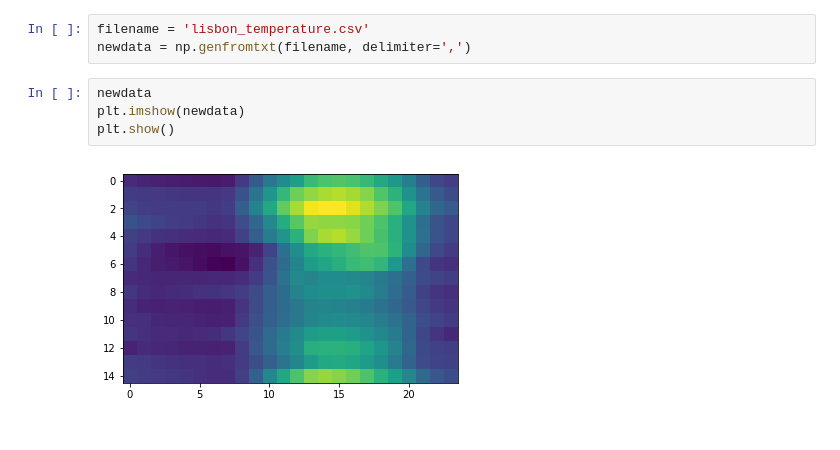
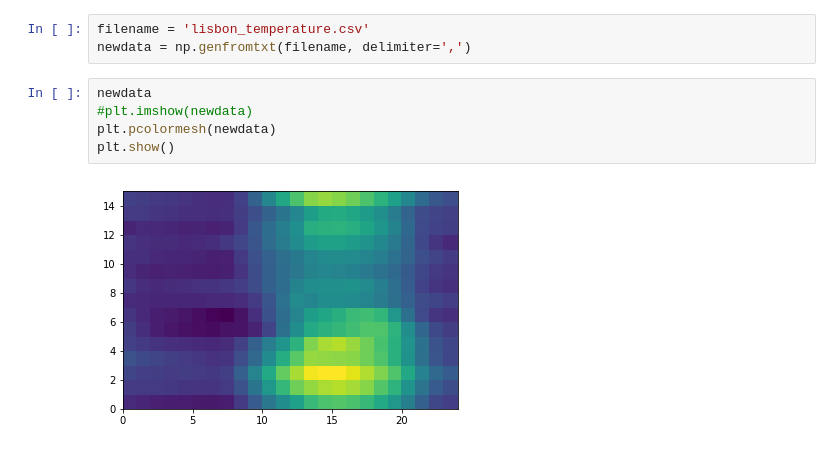
Before and after one commit to daguiam/workshop-python, a Jupyter notebook: notebooks/handlingcsv-temperatures.ipynb, the cells around one changed output. Cells and saved outputs as stored; diff of their text form.

```diff
--- a/notebooks/handlingcsv-temperatures.ipynb
+++ b/notebooks/handlingcsv-temperatures.ipynb
@@ -83,7 +88,8 @@ filename = 'lisbon_temperature.csv'
 newdata = np.genfromtxt(filename, delimiter=',')
 # %%
 newdata
-plt.imshow(newdata)
+#plt.imshow(newdata)
+plt.pcolormesh(newdata)
 plt.show()
 # %% [output]
-[figure, old version]
+[figure, new version]
```
Also changed, not shown: parts of 4 cells of this notebook, 8 other files.
